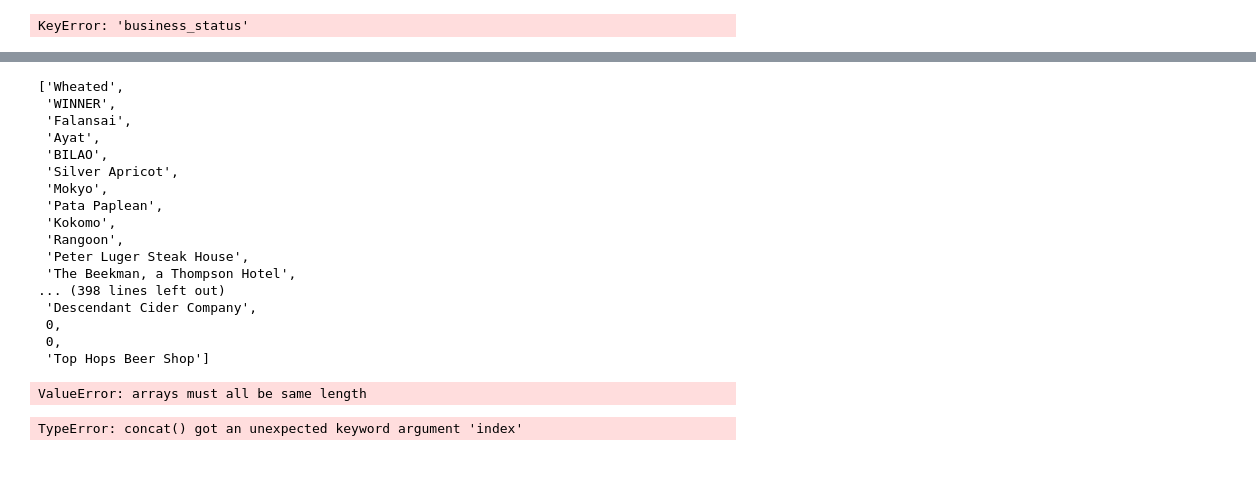
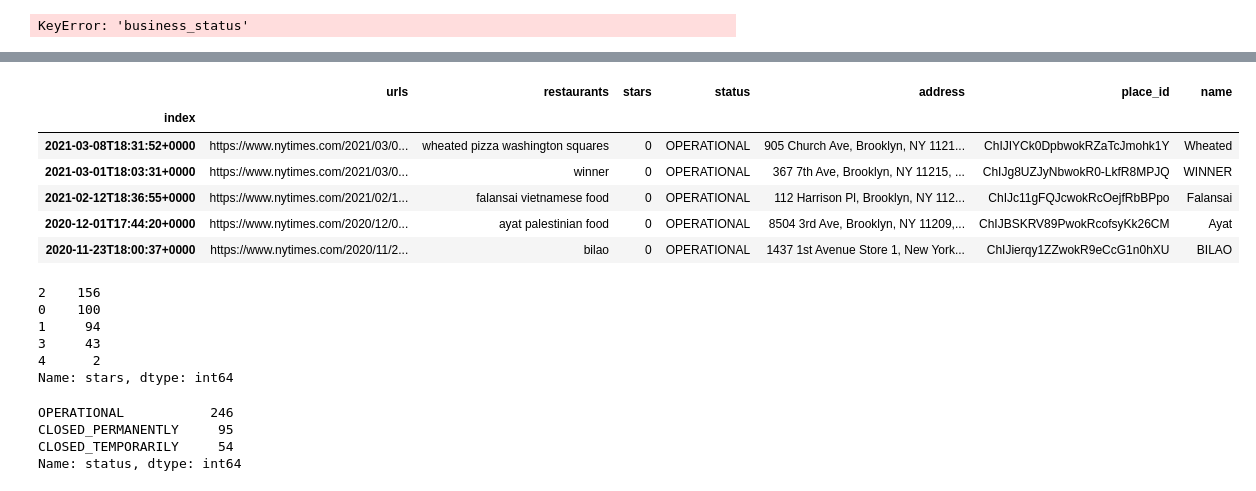
Before and after one commit to bagnine/nytimesreviews, a Jupyter notebook: timesreviews.ipynb, the cells around one changed output, grey strips where cells are left out. Saved outputs shown, nothing was run; the diff lists cells and outputs as text; code cells hidden in the pictures.

Commit message:
Fixed indexing issues

```diff
--- a/timesreviews.ipynb
+++ b/timesreviews.ipynb
@@ -450,22 +486,0 @@ for i in list(df.restaurants):
-# %%
-df1_name = []
-business_status = []
-formatted_address = []
-name = []
-place_id = []
-
-
-
-for i in dct:
-    try:
-        df1_name.append(i)
-        business_status.append(dct[i]['candidates'][0]['business_status'])
-        formatted_address.append(dct[i]['candidates'][0]['formatted_address'])
-        name.append(dct[i]['candidates'][0]['name'])
-        place_id.append(dct[i]['candidates'][0]['place_id'])
-    except (IndexError, KeyError):
-        df1_name.append(i)
-        business_status.append(0)
-        formatted_address.append(0)
-        name.append(0)
-        place_id.append(0)
@@ -479,29 +487,5 @@ def gmaps_dataframe(list_of_restaurants, fields, gmaps_obj):
-# %%
-name
-# %% [output]
-['Wheated',
- 'WINNER',
- 'Falansai',
- 'Ayat',
- 'BILAO',
- 'Silver Apricot',
- 'Mokyo',
- 'Pata Paplean',
- 'Kokomo',
- 'Rangoon',
- 'Peter Luger Steak House',
- 'The Beekman, a Thompson Hotel',
-... (398 lines left out)
- 'Descendant Cider Company',
- 0,
- 0,
- 'Top Hops Beer Shop']
 # %%
-df1 = pd.DataFrame({'status': business_status, 'address':formatted_address, 'name':df1_name, 'place_id': place_id})
+df1 = pd.DataFrame({'status': business_status, 'address':formatted_address, 'restaurants':df1_name, 'place_id': place_id, 'name' :name})
-# %% [output]
-ValueError: arrays must all be same length
-# %%
-pd.concat((df, df1), axis = 1, index = df.index)
-# %% [output]
-TypeError: concat() got an unexpected keyword argument 'index'
+# %%
+maindf = df.reset_index().merge(df1, how = 'left', on= 'restaurants').set_index('index')
 # %%
@@ -508,0 +493,10 @@ df1.to_csv('gmaps.csv')
+# %%
+maindf.head()
+# %% [output]
+|  | urls | restaurants | stars | status | address | place_id | name |
+| index |  |  |  |  |  |  |  |
+| 2021-03-08T18:31:52+0000 | https://www.nytimes.com/2021/03/0... | wheated pizza washington squares | 0 | OPERATIONAL | 905 Church Ave, Brooklyn, NY 1121... | ChIJIYCk0DpbwokRZaTcJmohk1Y | Wheated |
+| 2021-03-01T18:03:31+0000 | https://www.nytimes.com/2021/03/0... | winner | 0 | OPERATIONAL | 367 7th Ave, Brooklyn, NY 11215, ... | ChIJg8UZJyNbwokR0-LkfR8MPJQ | WINNER |
+| 2021-02-12T18:36:55+0000 | https://www.nytimes.com/2021/02/1... | falansai vietnamese food | 0 | OPERATIONAL | 112 Harrison Pl, Brooklyn, NY 112... | ChIJc11gFQJcwokRcOejfRbBPpo | Falansai |
+| 2020-12-01T17:44:20+0000 | https://www.nytimes.com/2020/12/0... | ayat palestinian food | 0 | OPERATIONAL | 8504 3rd Ave, Brooklyn, NY 11209,... | ChIJBSKRV89PwokRcofsyKk26CM | Ayat |
+| 2020-11-23T18:00:37+0000 | https://www.nytimes.com/2020/11/2... | bilao | 0 | OPERATIONAL | 1437 1st Avenue Store 1, New York... | ChIJierqy1ZZwokR9eCcG1n0hXU | BILAO |
@@ -508,0 +508,16 @@ df1.to_csv('gmaps.csv')
+# %%
+maindf.stars.value_counts()
+# %% [output]
+2    156
+0    100
+1     94
+3     43
+4      2
+Name: stars, dtype: int64
+# %%
+maindf.status.value_counts()
+# %% [output]
+OPERATIONAL           246
+CLOSED_PERMANENTLY     95
+CLOSED_TEMPORARILY     54
+Name: status, dtype: int64
```
Also changed, not shown: parts of 17 cells of this notebook, 1 other file.
